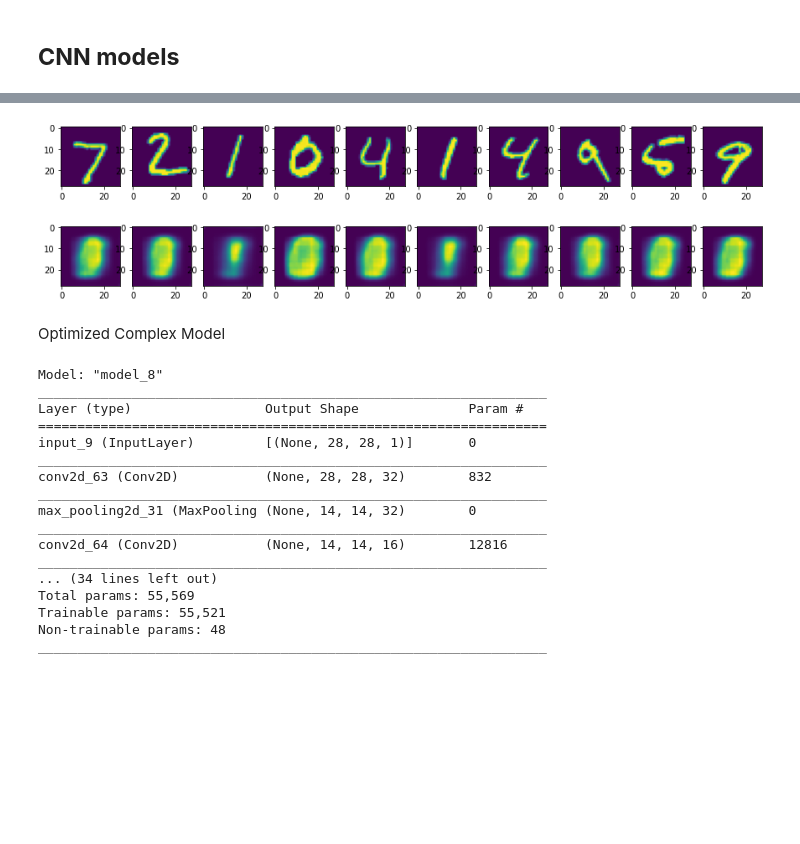
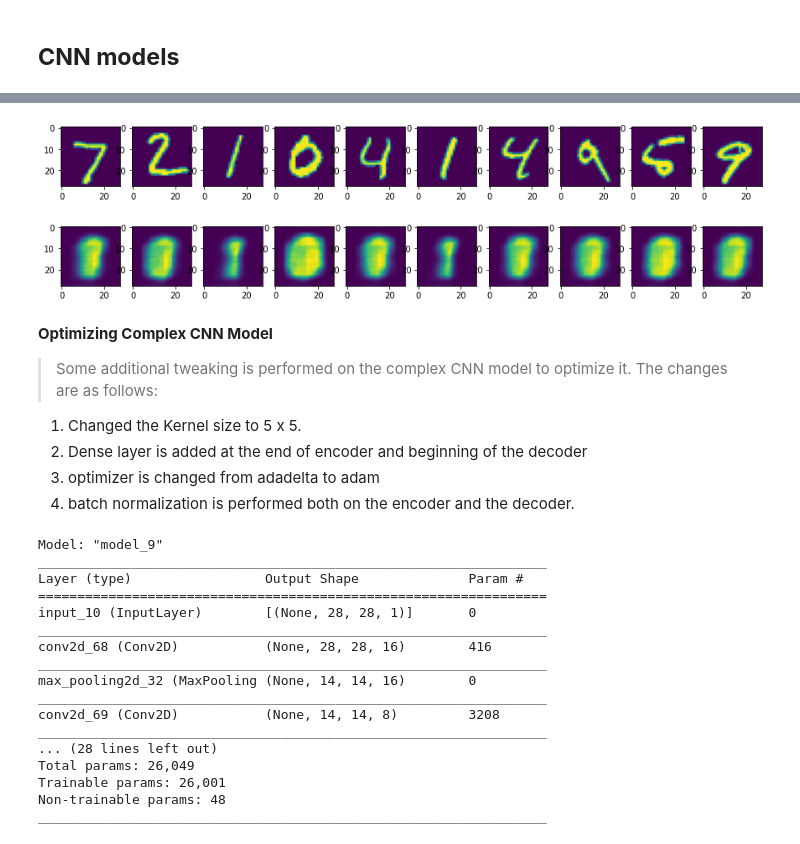
Before and after one commit to shivam-kislay/ATMTransaction, a Jupyter notebook: ShivamKislayAssignment.ipynb, the cells around one changed output, grey strips where cells are left out. Saved outputs shown, nothing was run; the diff lists cells and outputs as text; code cells hidden in the pictures; blank space fills up the shorter version.

```diff
--- a/ShivamKislayAssignment.ipynb
+++ b/ShivamKislayAssignment.ipynb
@@ -401,5 +405,5 @@ x_test = np.reshape(x_test, (len(x_test), 28, 28, 1))
 # %%
-autoencoder.fit(x_train, x_train, epochs=100, batch_size=128,
+basic_autoencoder.fit(x_train, x_train, epochs=100, batch_size=128,
                 shuffle=True, validation_data=(x_test, x_test),
                 callbacks=[tf.keras.callbacks.TensorBoard(log_dir='./tmp/autoencoder')])
 # %% [output]
@@ -423,6 +427,6 @@ Epoch 100/100
 <tensorflow.python.keras.callbacks.History at 0x...>
 # %%
-out_img = autoencoder.predict(x_test)
+out_img = basic_autoencoder.predict(x_test)
 # %%
 n = 10
 plt.figure(figsize=(15,4))
@@ -461,7 +466,7 @@ x = tf.keras.layers.Conv2D(16, (3, 3), activation='relu')(x)
 x = tf.keras.layers.UpSampling2D((2, 2))(x)
 decoded = tf.keras.layers.Conv2D(1, (3, 3), activation='sigmoid', padding='same')(x)
 
-autoencoder = tf.keras.models.Model(input_img, decoded)
-autoencoder.compile(optimizer='adadelta', loss='binary_crossentropy')
-autoencoder.summary()
+complex_autoencoder = tf.keras.models.Model(input_img, decoded)
+complex_autoencoder.compile(optimizer='adadelta', loss='binary_crossentropy')
+complex_autoencoder.summary()
 # %% [output]
@@ -483,7 +488,7 @@ Trainable params: 17,265
 Non-trainable params: 0
 _________________________________________________________________
 # %%
-autoencoder.fit(x_train, x_train, epochs=100, batch_size=128,
+complex_autoencoder.fit(x_train, x_train, epochs=100, batch_size=128,
                 shuffle=True, validation_data=(x_test, x_test),
                 callbacks=[tf.keras.callbacks.TensorBoard(log_dir='./tmp/autoencoder')])
 # %% [output]
@@ -507,67 +512,69 @@ Epoch 100/100
 <tensorflow.python.keras.callbacks.History at 0x...>
 # %%
-out_img2 = autoencoder.predict(x_test)
+out_img2 = complex_autoencoder.predict(x_test)
 n = 10
 plt.figure(figsize=(15,4))
 for i in range(n):
   ax = plt.subplot(2,n,i+1)
   plt.imshow(x_test[i].reshape(28,28))
 
   ax = plt.subplot(2,n,i+1+n)
   plt.imshow(out_img2[i].reshape(28,28))
 
 plt.show()
 # %% [output]
-[figure, old version]
+[figure, new version]
-# %% [markdown]
-Optimized Complex Model
+# %% [markdown]
+**Optimizing Complex CNN Model**
+
+> Some additional tweaking is performed on the complex CNN model to optimize it. The changes are as follows:
+1) Changed the Kernel size to 5 x 5.
+2) Dense layer is added at the end of encoder and beginning of the decoder
+3) optimizer is changed from adadelta to adam
+4) batch normalization is performed both on the encoder and the decoder.
 # %%
+# CNN Complex optimization
 input_img = tf.keras.layers.Input(shape=(28, 28, 1)) # adapt this if using `channels_first` image data format
 
-x = tf.keras.layers.Conv2D(32, (5,5), activation='relu', padding='same')(input_img)
-x = x = tf.keras.layers.MaxPooling2D((2, 2), padding='same')(x)
-x = tf.keras.layers.Conv2D(16, (5, 5), activation='relu', padding='same')(x)
+x = tf.keras.layers.Conv2D(16, (5, 5), activation='relu', padding='same')(input_img)
 x = tf.keras.layers.MaxPooling2D((2, 2), padding='same')(x)
 x = tf.keras.layers.Conv2D(8, (5, 5), activation='relu', padding='same')(x)
 x = tf.keras.layers.MaxPooling2D((2, 2), padding='same')(x)
-# Batch normalization
+x = tf.keras.layers.Conv2D(8, (5, 5), activation='relu', padding='same')(x)
 bnd = tf.keras.layers.BatchNormalization()(x)
 encoded = tf.keras.layers.MaxPooling2D((2, 2), padding='same')(bnd)
 encoded_dense = tf.keras.layers.Dense(64, activation=tf.nn.relu)(encoded)
-#(2,2,8)
-# at this point the representation is (2, 2, 8) i.e. 128-dimensional
+# at this point the representation is (4, 4, 8) i.e. 128-dimensional
 
 x = tf.keras.layers.Dense(64, activation=tf.nn.relu)(encoded_dense)
-x = tf.keras.layers.Conv2D(8, (5, 5), activation='relu', padding='same')(x) #(2,2,8)
-x = tf.keras.layers.UpSampling2D((2, 2))(x) #(4,4,8)
-x = tf.keras.layers.Conv2D(16, (5, 5), activation='relu', padding='same')(x) #(4,4,16)
-x = tf.keras.layers.UpSampling2D((2, 2))(x) #(8,8,16)
-x = tf.keras.layers.Conv2D(32, (5, 5), activation='relu', padding='same')(x) #(8,8,32)
-x = tf.keras.layers.UpSampling2D((2, 2))(x) #(16,16,32)
-x = tf.keras.layers.Conv2D(16, (3, 3), activation='relu')(x) # (14,16,16)
-x = tf.keras.layers.UpSampling2D((2, 2))(x) #(28,28,16)
+x = tf.keras.layers.Conv2D(8, (5, 5), activation='relu', padding='same')(x)
+x = tf.keras.layers.UpSampling2D((2, 2))(x)
+x = tf.keras.layers.Conv2D(8, (5, 5), activation='relu', padding='same')(x)
+x = tf.keras.layers.UpSampling2D((2, 2))(x)
+x = tf.keras.layers.Conv2D(16, (3, 3), activation='relu')(x)
+x = tf.keras.layers.UpSampling2D((2, 2))(x)
 bnd = tf.keras.layers.BatchNormalization()(x)
-decoded = tf.keras.layers.Conv2D(1, (5, 5), activation='sigmoid', padding='same')(bnd) #(28,28,1)
+decoded = tf.keras.layers.Conv2D(1, (5, 5), activation='sigmoid', padding='same')(bnd)
 
-autoencoder = tf.keras.models.Model(input_img, decoded)
-autoencoder.compile(optimizer='adam', loss='binary_crossentropy')
-autoencoder.summary()
+optim_autoencoder = tf.keras.models.Model(input_img, decoded)
+optim_autoencoder.compile(optimizer='adam', loss='binary_crossentropy')
+optim_autoencoder.summary()
 # %% [output]
-Model: "model_8"
+Model: "model_9"
 _________________________________________________________________
 Layer (type)                 Output Shape              Param #
 =================================================================
-input_9 (InputLayer)         [(None, 28, 28, 1)]       0
+input_10 (InputLayer)        [(None, 28, 28, 1)]       0
 _________________________________________________________________
-conv2d_63 (Conv2D)           (None, 28, 28, 32)        832
+conv2d_68 (Conv2D)           (None, 28, 28, 16)        416
 _________________________________________________________________
-max_pooling2d_31 (MaxPooling (None, 14, 14, 32)        0
+max_pooling2d_32 (MaxPooling (None, 14, 14, 16)        0
 _________________________________________________________________
-conv2d_64 (Conv2D)           (None, 14, 14, 16)        12816
+conv2d_69 (Conv2D)           (None, 14, 14, 8)         3208
 _________________________________________________________________
-... (34 lines left out)
-Total params: 55,569
-Trainable params: 55,521
+... (28 lines left out)
+Total params: 26,049
+Trainable params: 26,001
 Non-trainable params: 48
 _________________________________________________________________
 # %%
```
Also changed, not shown: parts of 25 cells of this notebook.
